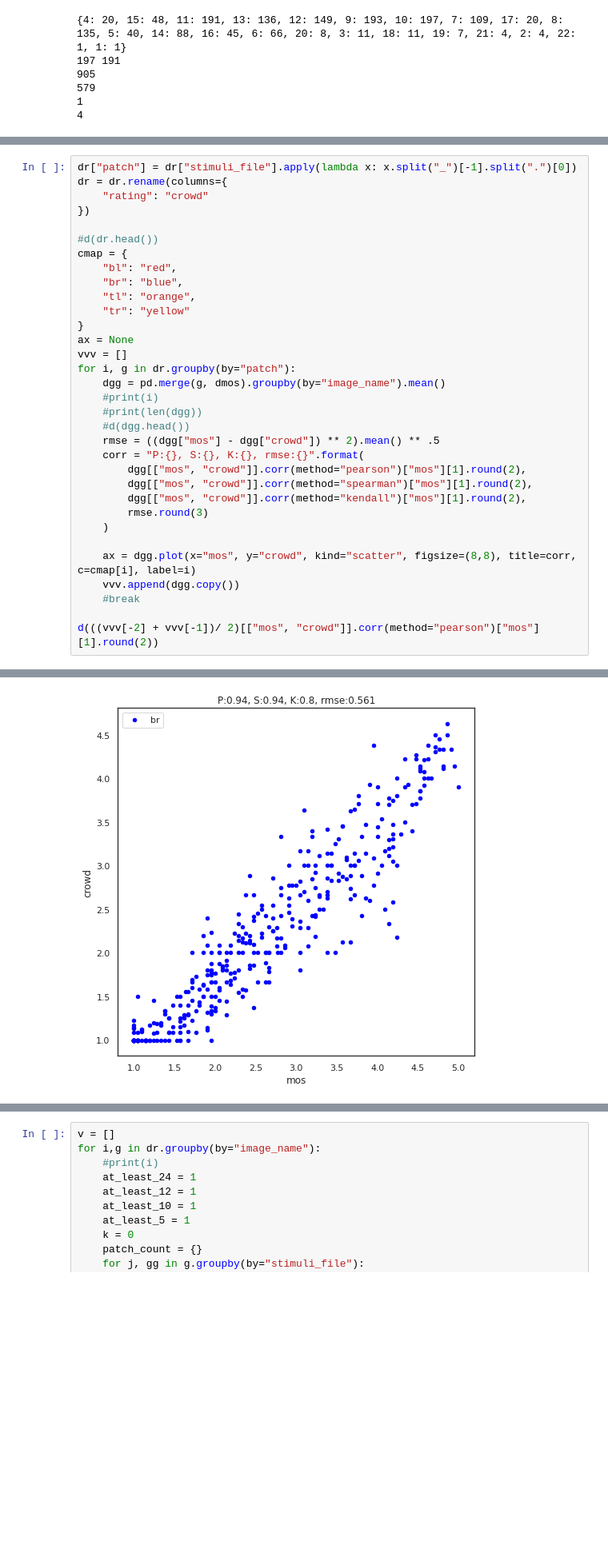
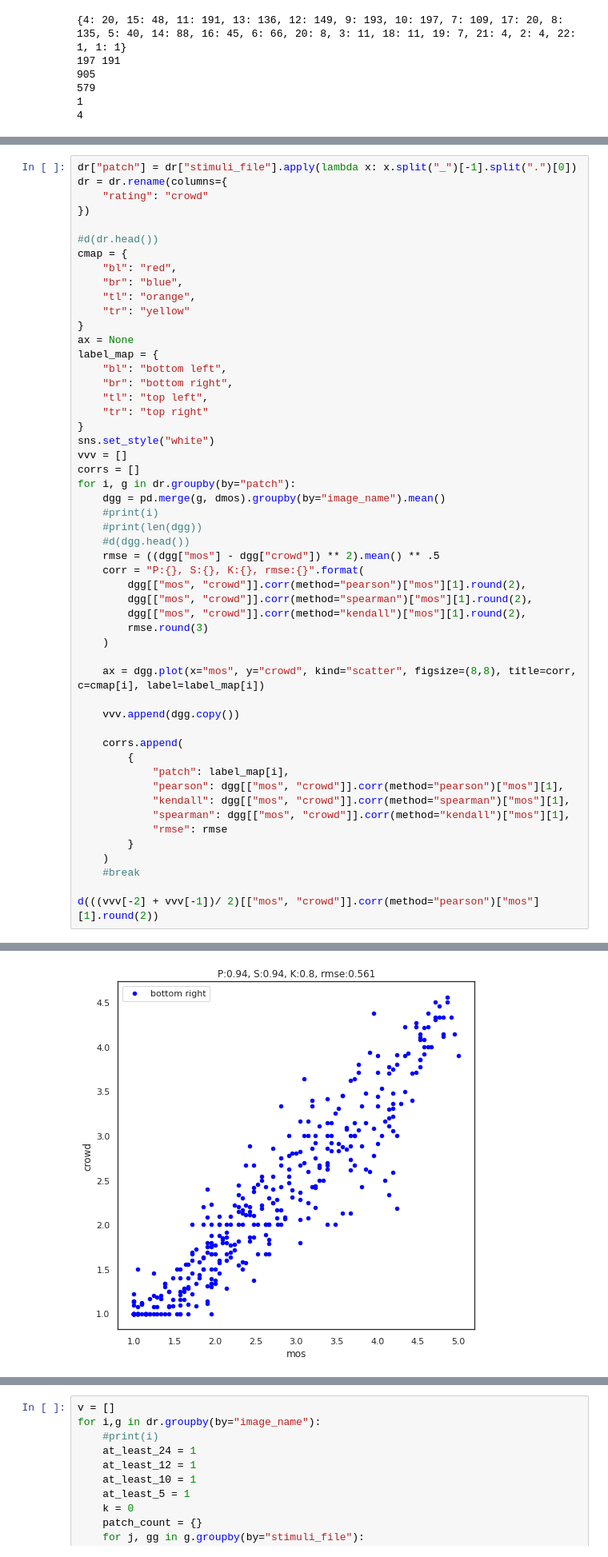
Before and after one commit to Telecommunication-Telemedia-Assessment/image_quality_test, a Jupyter notebook: test_2/analyze.ipynb, the cells around one changed output, grey strips where cells are left out. Shown at 80% size. Cells and saved outputs as stored; diff of their text form; blank space fills up the shorter version.

```diff
--- a/test_2/analyze.ipynb
+++ b/test_2/analyze.ipynb
@@ -279,7 +279,15 @@ cmap = {
     "tr": "yellow"
 }
 ax = None
+label_map = {
+    "bl": "bottom left",
+    "br": "bottom right",
+    "tl": "top left",
+    "tr": "top right"
+}
+sns.set_style("white")
 vvv = []
+corrs = []
 for i, g in dr.groupby(by="patch"):
     dgg = pd.merge(g, dmos).groupby(by="image_name").mean()
     #print(i)
@@ -293,8 +301,19 @@ for i, g in dr.groupby(by="patch"):
         rmse.round(3)
     )
 
-    ax = dgg.plot(x="mos", y="crowd", kind="scatter", figsize=(8,8), title=corr, c=cmap[i], label=i)
+    ax = dgg.plot(x="mos", y="crowd", kind="scatter", figsize=(8,8), title=corr, c=cmap[i], label=label_map[i])
+
     vvv.append(dgg.copy())
+
+    corrs.append(
+        {
+            "patch": label_map[i],
+            "pearson": dgg[["mos", "crowd"]].corr(method="pearson")["mos"][1],
+            "kendall": dgg[["mos", "crowd"]].corr(method="spearman")["mos"][1],
+            "spearman": dgg[["mos", "crowd"]].corr(method="kendall")["mos"][1],
+            "rmse": rmse
+        }
+    )
     #break
 
 d(((vvv[-2] + vvv[-1])/ 2)[["mos", "crowd"]].corr(method="pearson")["mos"][1].round(2))
@@ -309 +323 @@ See the caveats in the documentation: https://pandas.pydata.org/pandas-docs/stab
-[figure, old version]
+[figure, new version]
```
Also changed, not shown: parts of 15 cells of this notebook.
